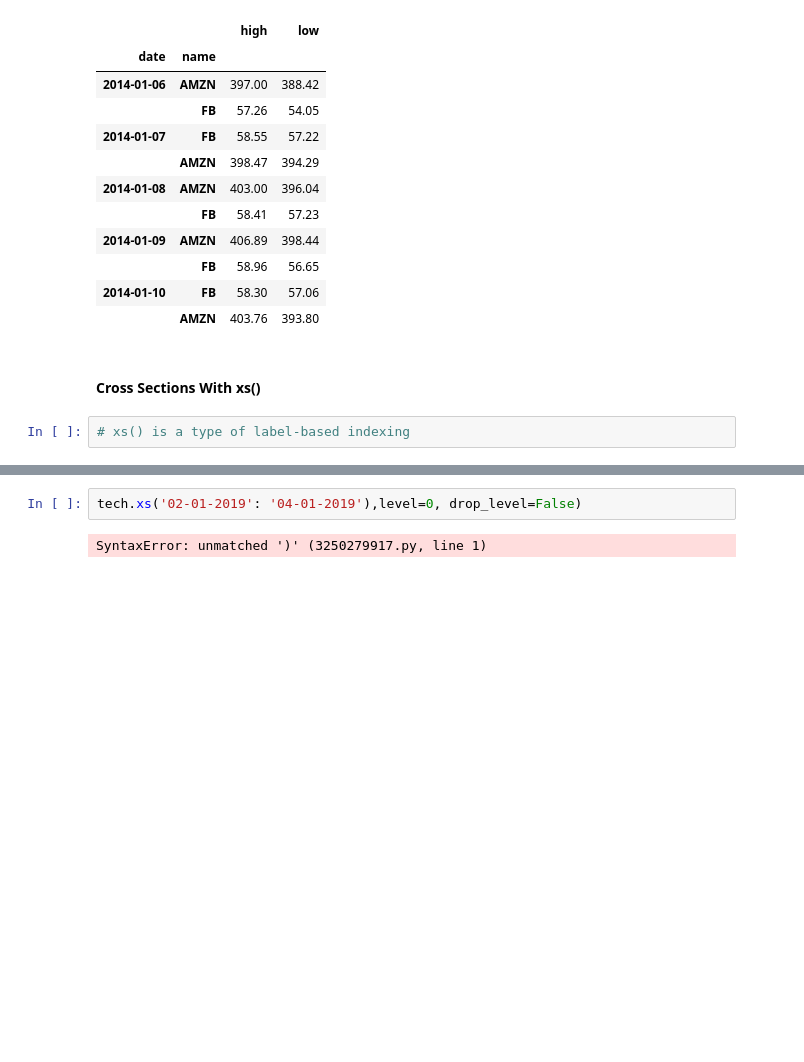
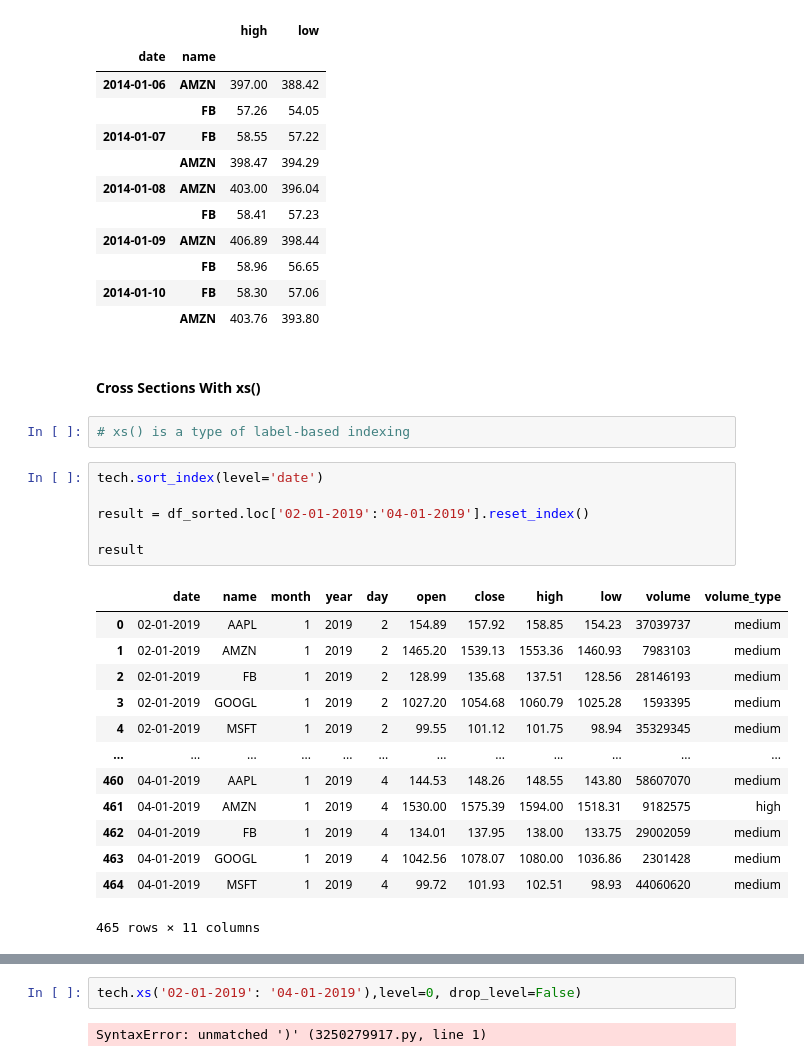
Before and after one commit to Narula901/Python-Library, a Jupyter notebook: Pandas/Practice Problems/Practice Problem - Going MultiDimensional - 1.ipynb, the cells around one changed output, grey strips where cells are left out. Saved outputs shown, nothing was run; the diff lists cells and outputs as text; blank space fills up the shorter version.

```diff
--- a/Pandas/Practice Problems/Practice Problem - Going MultiDimensional - 1.ipynb
+++ b/Pandas/Practice Problems/Practice Problem - Going MultiDimensional - 1.ipynb
@@ -588,3 +608,23 @@ tech.loc[i['2014-01-06':'2014-01-10', ['FB', 'AMZN']], 'high':'low']
 #### Cross Sections With xs()
 # %%
 # xs() is a type of label-based indexing
+# %%
+tech.sort_index(level='date')
+
+result = df_sorted.loc['02-01-2019':'04-01-2019'].reset_index()
+
+result
+# %% [output]
+|  | date | name | month | year | day | open | close | high | low | volume | volume_type |
+| 0 | 02-01-2019 | AAPL | 1 | 2019 | 2 | 154.89 | 157.92 | 158.85 | 154.23 | 37039737 | medium |
+| 1 | 02-01-2019 | AMZN | 1 | 2019 | 2 | 1465.20 | 1539.13 | 1553.36 | 1460.93 | 7983103 | medium |
+| 2 | 02-01-2019 | FB | 1 | 2019 | 2 | 128.99 | 135.68 | 137.51 | 128.56 | 28146193 | medium |
+| 3 | 02-01-2019 | GOOGL | 1 | 2019 | 2 | 1027.20 | 1054.68 | 1060.79 | 1025.28 | 1593395 | medium |
+| 4 | 02-01-2019 | MSFT | 1 | 2019 | 2 | 99.55 | 101.12 | 101.75 | 98.94 | 35329345 | medium |
+| ... | ... | ... | ... | ... | ... | ... | ... | ... | ... | ... | ... |
+| 460 | 04-01-2019 | AAPL | 1 | 2019 | 4 | 144.53 | 148.26 | 148.55 | 143.80 | 58607070 | medium |
+| 461 | 04-01-2019 | AMZN | 1 | 2019 | 4 | 1530.00 | 1575.39 | 1594.00 | 1518.31 | 9182575 | high |
+| 462 | 04-01-2019 | FB | 1 | 2019 | 4 | 134.01 | 137.95 | 138.00 | 133.75 | 29002059 | medium |
+| 463 | 04-01-2019 | GOOGL | 1 | 2019 | 4 | 1042.56 | 1078.07 | 1080.00 | 1036.86 | 2301428 | medium |
+| 464 | 04-01-2019 | MSFT | 1 | 2019 | 4 | 99.72 | 101.93 | 102.51 | 98.93 | 44060620 | medium |
+465 rows × 11 columns
```
Also changed, not shown: parts of 7 cells of this notebook.
